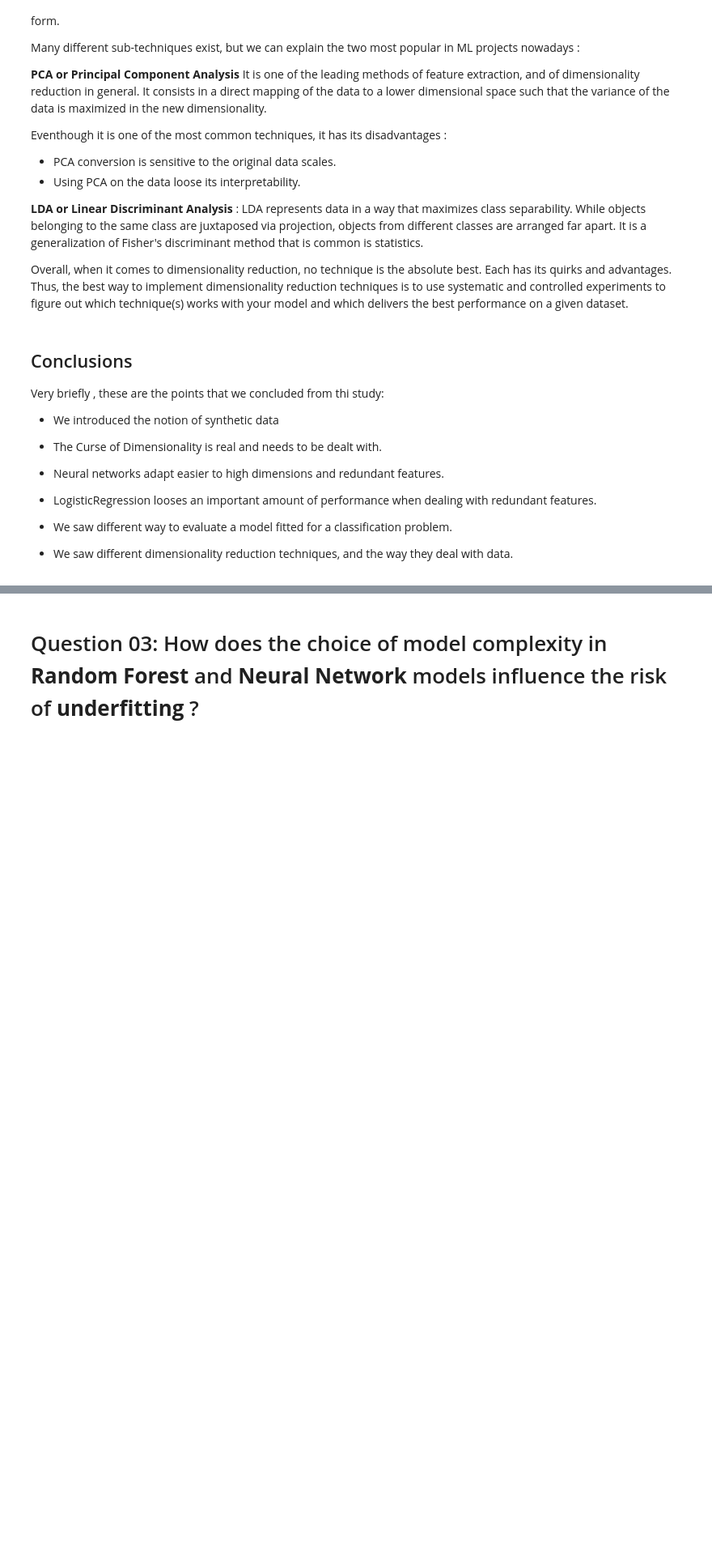
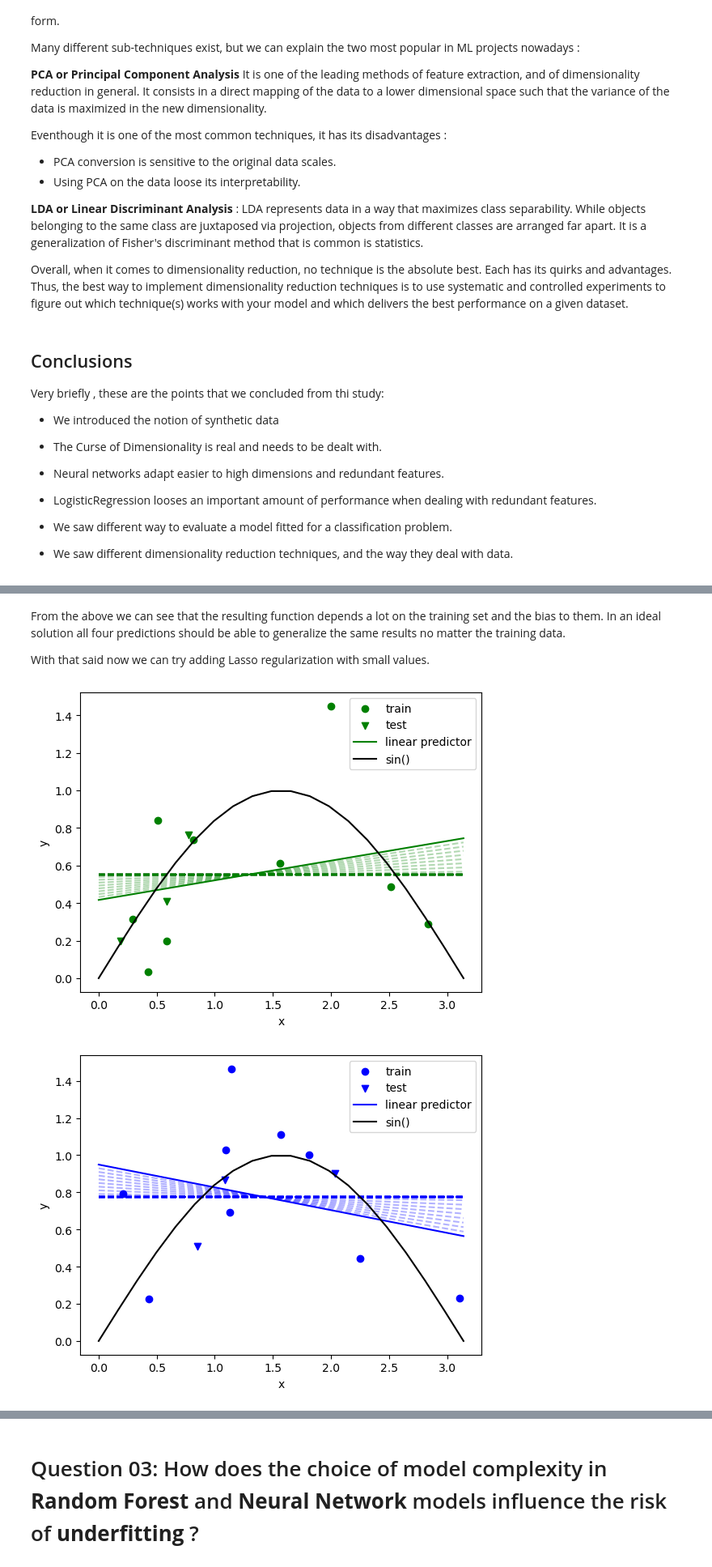
Before and after one commit to whalit/SFML-Project, a Jupyter notebook: Project.ipynb, the cells around one changed output, grey strips where cells are left out. Shown at 81% size. Cells and saved outputs as stored; diff of their text form; code cells hidden in the pictures; blank space fills up the shorter version.

```diff
--- a/Project.ipynb
+++ b/Project.ipynb
@@ -413,0 +549,57 @@ Very briefly , these are the points that we concluded from thi study:
+# %% [markdown]
+From the above we can see that the resulting function depends a lot on the training set and the bias to them. In an ideal solution all four predictions should be able to generalize the same results no matter the training data.
+
+With that said now we can try adding Lasso regularization with small values.
+# %%
+lasso_model = {}
+lasso_train_scores = {}
+lasso_test_scores = {}
+
+for test_k, test_v in testssets.items():
+    lasso_train_scores[test_k] = []
+    lasso_test_scores[test_k] = []
+    for alpha in np.arange(0.01,1.01,0.01):
+        lasso_model = Lasso(alpha=alpha)
+        lasso_model.fit(test_v['train']['x'].reshape(-1, 1), test_v['train']['y'])
+        plt.plot(
+            np.linspace(lower_bound, upper_bound, 20),
+            lasso_model.predict(np.linspace(lower_bound, upper_bound, 20).reshape(-1, 1)),
+            color=test_k,
+            linestyle='dashed',
+            alpha=0.3
+        )
+        lasso_train_scores[test_k].append([alpha, mean_squared_error(test_v['train']['y'], lasso_model.predict(test_v['train']['x'].reshape(-1, 1)))])
+        lasso_test_scores[test_k].append([alpha, mean_squared_error(test_v['test']['y'], lasso_model.predict(test_v['test']['x'].reshape(-1, 1)))])
+
+    plt.scatter(test_v['train']['x'], test_v['train']['y'], color=test_k, label='train')
+    plt.scatter(test_v['test']['x'], test_v['test']['y'], color=test_k, marker='v', label='test')
+    plt.plot(
+        np.linspace(lower_bound, upper_bound, 20),
+        lr_model[test_k].predict(np.linspace(lower_bound, upper_bound, 20).reshape(-1, 1)),
+        color=test_k,
+        label=f'linear predictor'
+    )
+    plot_target()
+
+for test_k, train_score in lasso_train_scores.items():
+    plt.plot(
+        np.array(train_score)[:,0],
+        np.array(train_score)[:,1],
+        color=test_k,
+        label=f'train {test_k}'
+    )
+for test_k, test_score in lasso_test_scores.items():
+    plt.plot(
+        np.array(test_score)[:,0],
+        np.array(test_score)[:,1],
+        color=test_k,
+        label=f'test {test_k}',
+        linestyle='dashed'
+    )
+plt.legend(loc='upper right')
+plt.xlabel('Ridge alpha')
+plt.ylabel('mean squared error')
+plt.show()
+# %% [output]
+[figure, added]
+[figure, added]
```
Also changed, not shown: parts of 34 cells of this notebook.
